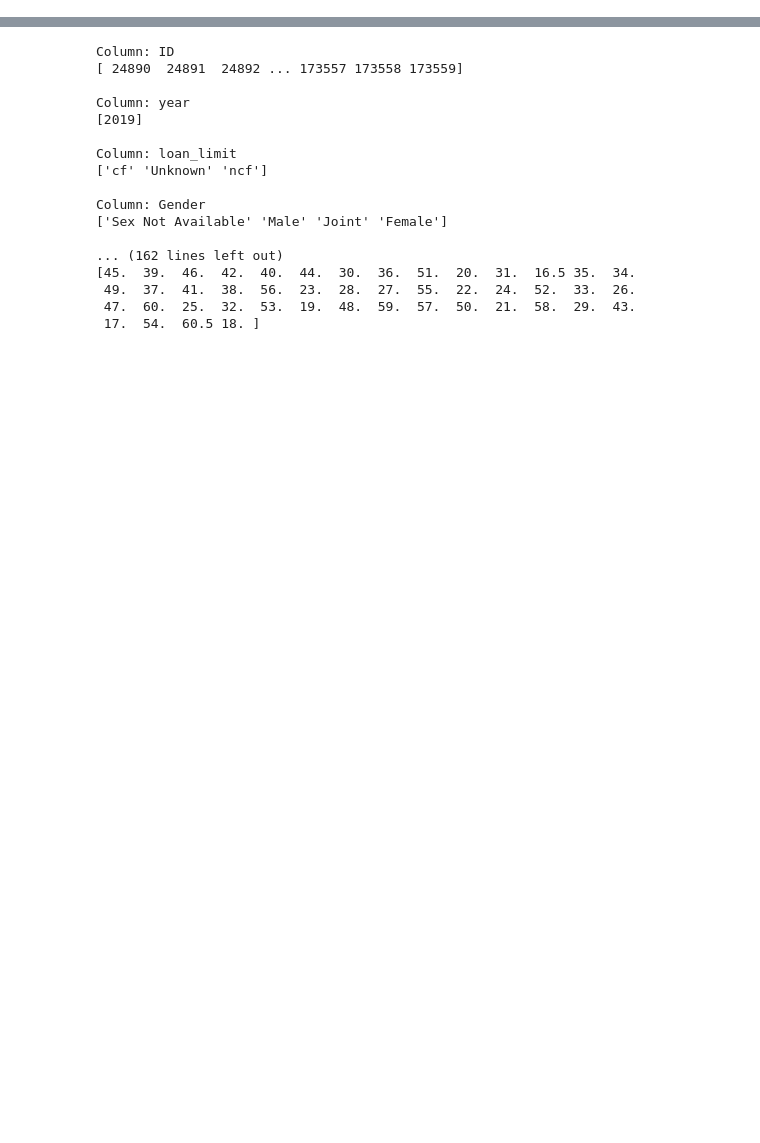
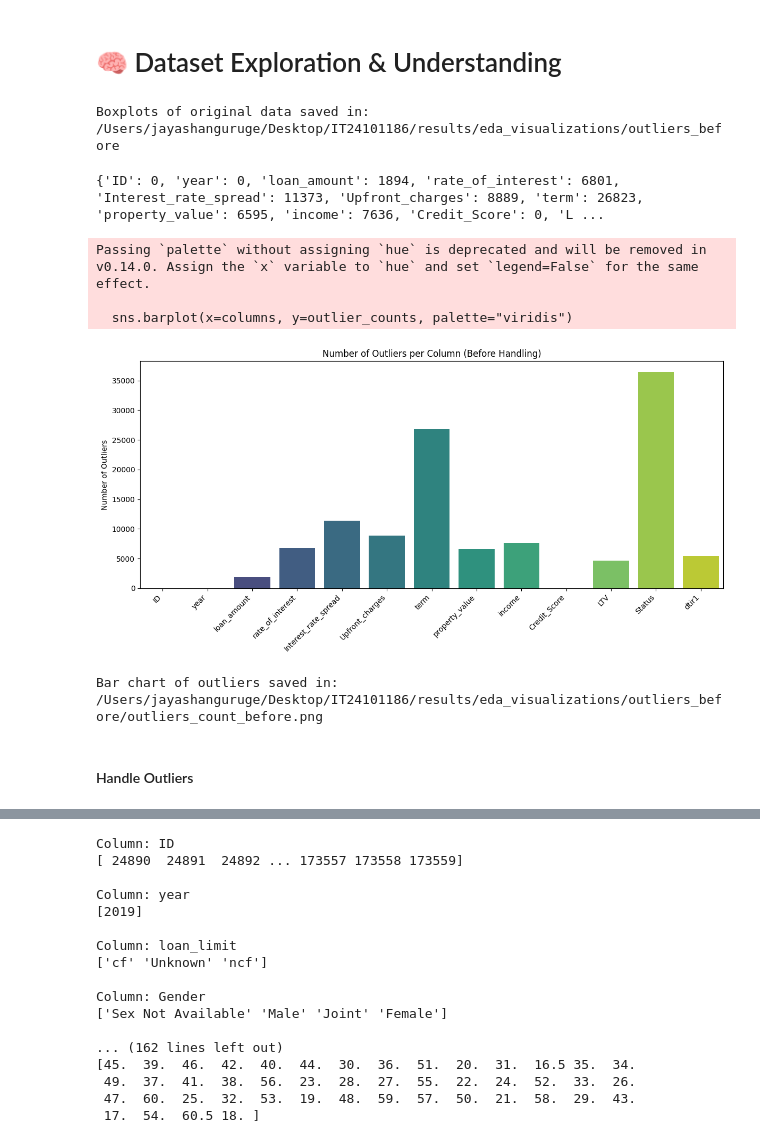
Before and after one commit to it24101264/PGNO306, a Jupyter notebook: notebooks/ITXXXXXXX_EncodingCategorical.ipynb, the cells around one changed output, grey strips where cells are left out. Cells and saved outputs as stored; diff of their text form; code cells hidden in the pictures; blank space fills up the shorter version.

```diff
--- a/notebooks/ITXXXXXXX_EncodingCategorical.ipynb
+++ b/notebooks/ITXXXXXXX_EncodingCategorical.ipynb
@@ -23,0 +265,2 @@ df_encoded=df1.copy()
+# %% [markdown]
+# 🧠 Dataset Exploration & Understanding
@@ -23,0 +269,75 @@ df_encoded=df1.copy()
+# %%
+save_dir = "/Users/jayashanguruge/Desktop/IT24101186/results/eda_visualizations/outliers_before"
+os.makedirs(save_dir, exist_ok=True)  # Create folder if it doesn't exist
+
+# Select numeric columns
+numeric_cols = df1.select_dtypes(include=["int64", "float64"]).columns
+
+# Loop through each column and save boxplot
+for col in numeric_cols:
+    plt.figure(figsize=(6, 4))
+    sns.boxplot(y=df1[col])
+    plt.title(f'Boxplot of {col} (Before Outlier Handling)')
+
+    # Save figure
+    file_path = os.path.join(save_dir, f"{col}_boxplot_before.png")
+    plt.savefig(file_path)
+    plt.close()  # Close figure to avoid overlapping plots
+
+print(f"Boxplots of original data saved in: {save_dir}")
+# %% [output]
+Boxplots of original data saved in: /Users/jayashanguruge/Desktop/IT24101186/results/eda_visualizations/outliers_before
+# %%
+def detect_outliers_iqr(data):
+    outlier_summary = {}
+    numeric_cols = data.select_dtypes(include=["int64", "float64"]).columns
+
+    for col in numeric_cols:
+        Q1 = data[col].quantile(0.25)
+        Q3 = data[col].quantile(0.75)
+        IQR = Q3 - Q1
+        lower = Q1 - 1.5 * IQR
+        upper = Q3 + 1.5 * IQR
+        outliers = data[(data[col] < lower) | (data[col] > upper)]
+        outlier_summary[col] = len(outliers)
+
+    return outlier_summary
+
+# Run on your dataset
+outliers_dict = detect_outliers_iqr(df1)
+print(outliers_dict)
+
+# Directory to save the plot
+save_dir = "/Users/jayashanguruge/Desktop/IT24101186/results/eda_visualizations/outliers_before"
+os.makedirs(save_dir, exist_ok=True)
+
+
+outliers_dict = detect_outliers_iqr(df1)  # or df1
+
+# Prepare data for plotting
+columns = list(outliers_dict.keys())
+outlier_counts = list(outliers_dict.values())
+
+#  Plot bar chart
+plt.figure(figsize=(12, 6))
+sns.barplot(x=columns, y=outlier_counts, palette="viridis")
+plt.xticks(rotation=45, ha='right')
+plt.ylabel("Number of Outliers")
+plt.title("Number of Outliers per Column (Before Handling)")
+plt.tight_layout()
+
+# Save figure
+file_path = os.path.join(save_dir, "outliers_count_before.png")
+plt.savefig(file_path)
+plt.show()
+
+print(f"Bar chart of outliers saved in: {file_path}")
+# %% [output]
+{'ID': 0, 'year': 0, 'loan_amount': 1894, 'rate_of_interest': 6801, 'Interest_rate_spread': 11373, 'Upfront_charges': 8889, 'term': 26823, 'property_value': 6595, 'income': 7636, 'Credit_Score': 0, 'L ...
+Passing `palette` without assigning `hue` is deprecated and will be removed in v0.14.0. Assign the `x` variable to `hue` and set `legend=False` for the same effect.
+
+  sns.barplot(x=columns, y=outlier_counts, palette="viridis")
+[figure, added]
+Bar chart of outliers saved in: /Users/jayashanguruge/Desktop/IT24101186/results/eda_visualizations/outliers_before/outliers_count_before.png
+# %% [markdown]
+#### Handle Outliers
```
Also changed, not shown: parts of 40 cells of this notebook.
